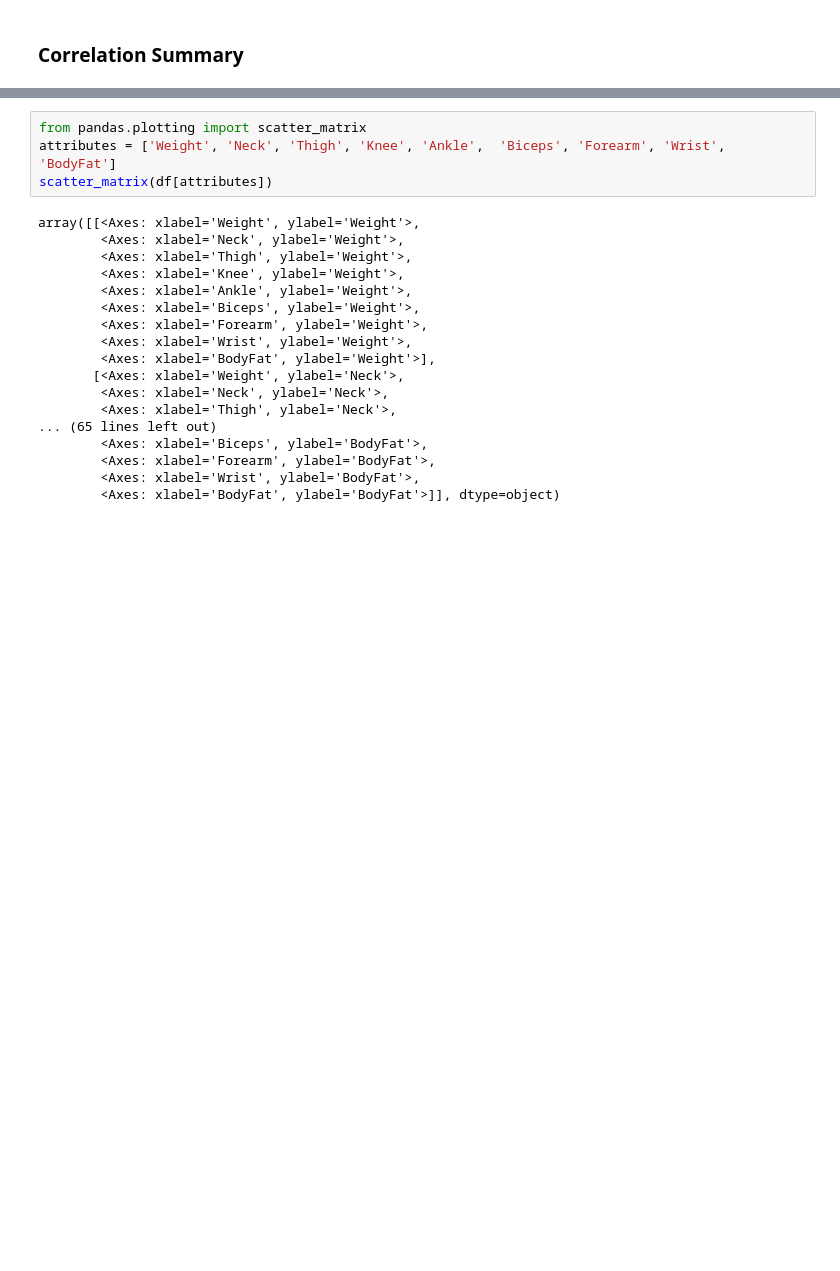
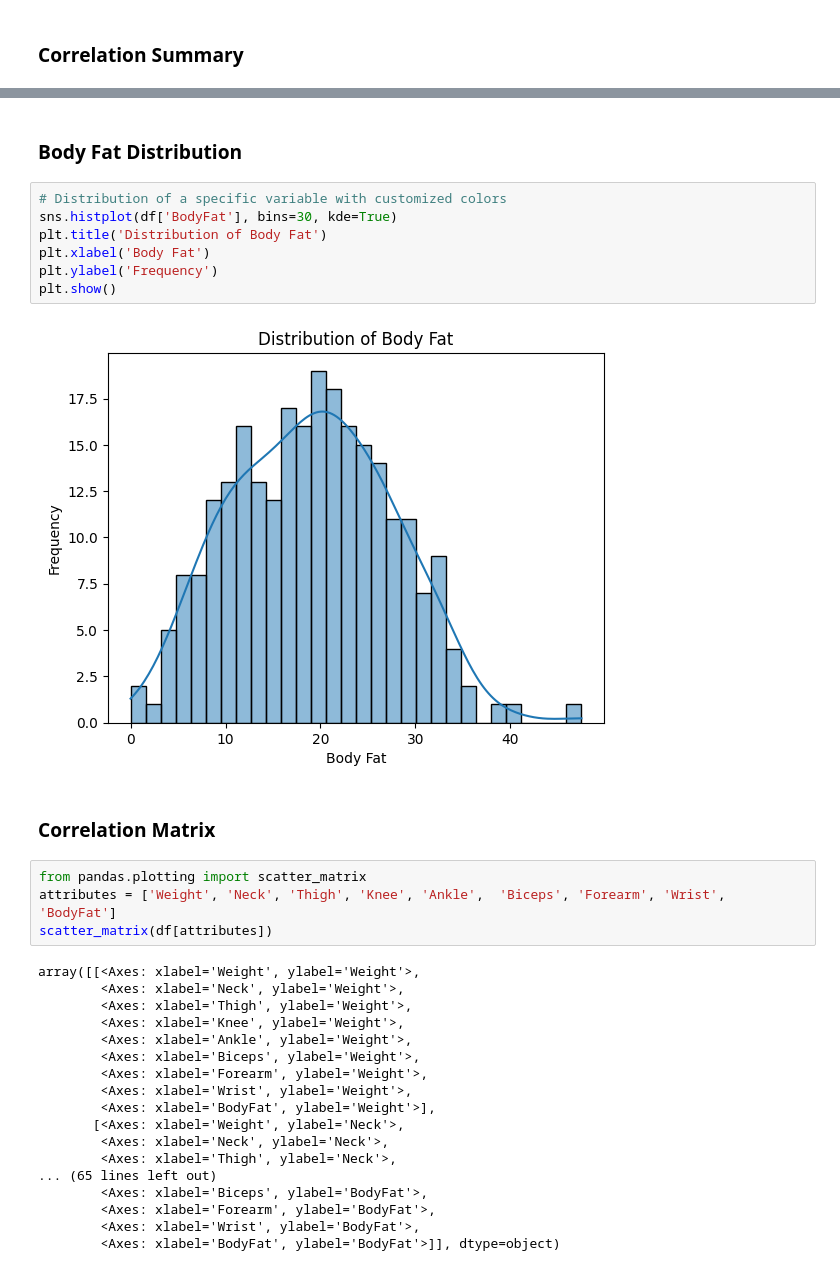
Before and after one commit to DesireeEDU/44688-Data-Analytics-Capstone-Project-Desiree-Thompson, a Jupyter notebook: data_analytics_capstone_notebook.ipynb, the cells around one changed output, grey strips where cells are left out. Drawn from its saved outputs; the diff is of its cells as text; blank space fills up the shorter version.

```diff
--- a/data_analytics_capstone_notebook.ipynb
+++ b/data_analytics_capstone_notebook.ipynb
@@ -161,6 +161,19 @@ df.corr()
 | BMI | -0.364432 | 0.371383 | 0.039904 | 0.390598 | -0.638016 | 0.266284 | 0.383356 | 0.414934 | 0.462006 | 0.432738 | 0.364102 | ... |
 | BMI Body Fat | -0.417430 | 0.427461 | 0.281058 | 0.372084 | -0.654430 | 0.283343 | 0.411063 | 0.454484 | 0.431532 | 0.367070 | 0.353968 | ... |
 | Navy Body Fat | -0.825438 | 0.834253 | 0.282595 | 0.707693 | -0.260289 | 0.523329 | 0.797570 | 0.915266 | 0.752024 | 0.658640 | 0.602642 | ... |
+# %% [markdown]
+### Body Fat Distribution
+# %%
+# Distribution of a specific variable with customized colors
+sns.histplot(df['BodyFat'], bins=30, kde=True)
+plt.title('Distribution of Body Fat')
+plt.xlabel('Body Fat')
+plt.ylabel('Frequency')
+plt.show()
+# %% [output]
+[figure, added]
+# %% [markdown]
+### Correlation Matrix
 # %%
 from pandas.plotting import scatter_matrix
 attributes = ['Weight', 'Neck', 'Thigh', 'Knee', 'Ankle',  'Biceps', 'Forearm', 'Wrist', 'BodyFat']
```
Also changed, not shown: parts of 7 cells of this notebook, 2 other files.
